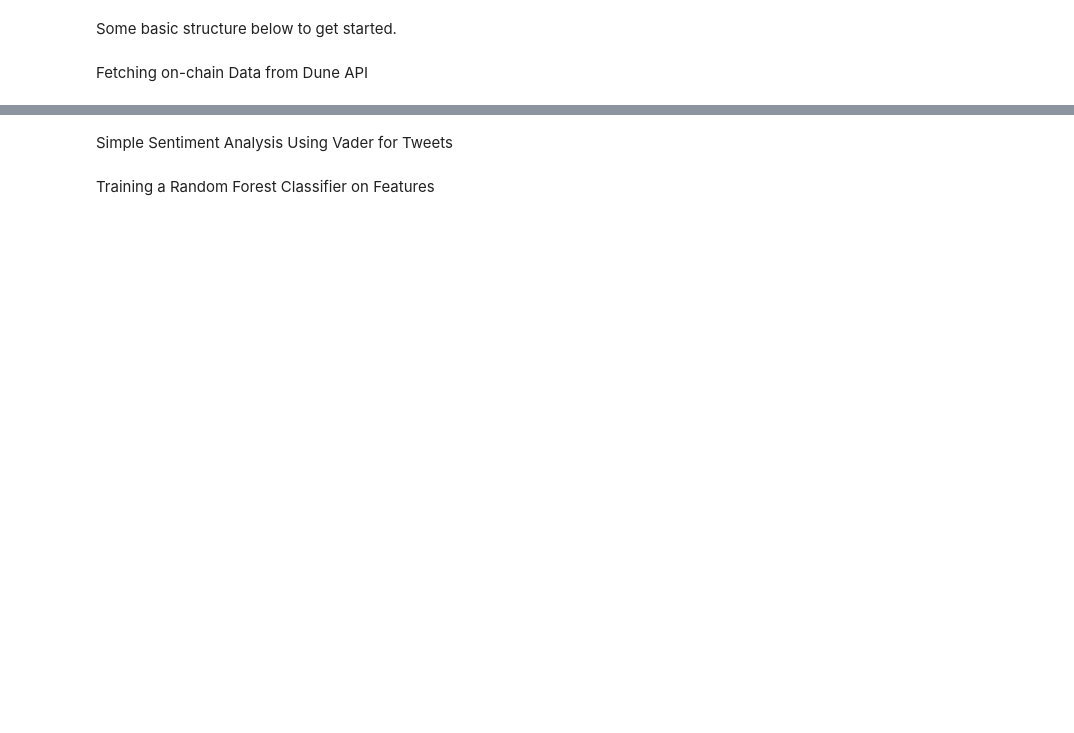
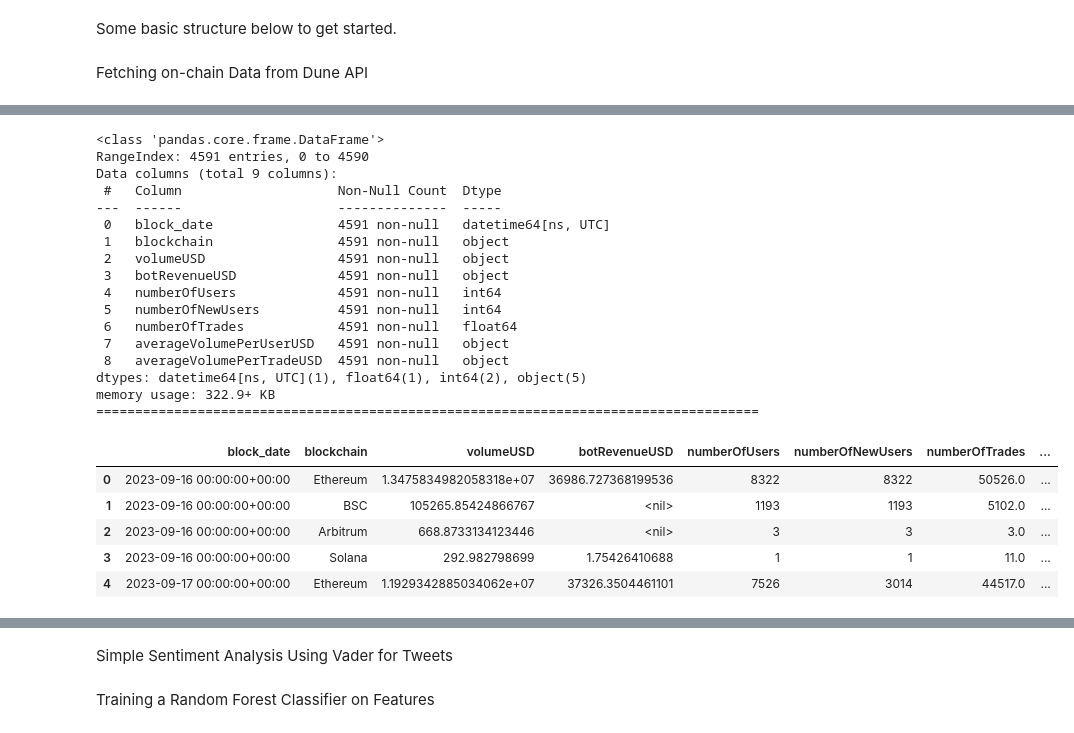
Before and after one commit to TroutMax/ML_driven_on-chain_metrics, a Jupyter notebook: notebooks/Initial_EDA.ipynb, the cells around one changed output, grey strips where cells are left out. Saved outputs shown, nothing was run; the diff lists cells and outputs as text; code cells hidden in the pictures; blank space fills up the shorter version.

```diff
--- a/notebooks/Initial_EDA.ipynb
+++ b/notebooks/Initial_EDA.ipynb
@@ -4,16 +4,30 @@ Some basic structure below to get started.
 Fetching on-chain Data from Dune API
 # %%
 import requests
+import os
+from dotenv import load_dotenv
+from dune_client.client import DuneClient
+from dune_client.types import QueryParameter
+from dune_client.client import DuneClient
+from dune_client.query import QueryBase
 
-API_KEY = 'your_dune_api_key'
-QUERY_ID = 12345  # Replace with your query ID
 
-def fetch_dune_results(query_id):
-    url = f'https://api.dune.com/api/v1/query/{query_id}/results'
-    headers = {'x-dune-api-key': API_KEY}
-    response = requests.get(url, headers=headers)
-    response.raise_for_status()
-    return response.json()['data']['result']['rows']
+# Clear any existing environment variables first
+if 'DUNE_API_KEY' in os.environ:
+    del os.environ['DUNE_API_KEY']
 
-data = fetch_dune_results(QUERY_ID)
-print(data)
+# Load environment variables from .env file in project root
+load_dotenv('../.env', override=True)
+
+API_KEY = os.getenv('DUNE_API_KEY')      # Make sure your .env file has DUNE_API_KEY=your_actual_api_key
+# print(f"API_KEY: {API_KEY  }")
+
+if API_KEY:
+    dune = DuneClient(API_KEY)
+    df = dune.get_latest_result_dataframe(5745512)  # From https://dune.com/troutmax/onchain-metrics dashboard
+    print("Query executed successfully!")
+    print("===============================================================================")
+    print(df.head())
+
+else:
+    print("API key not found - please check your .env file")
@@ -19,0 +52,28 @@ print(data)
+# %%
+df.info()
+print("=====================================================================================")
+df.head()
+# %% [output]
+<class 'pandas.core.frame.DataFrame'>
+RangeIndex: 4591 entries, 0 to 4590
+Data columns (total 9 columns):
+ #   Column                    Non-Null Count  Dtype
+---  ------                    --------------  -----
+ 0   block_date                4591 non-null   datetime64[ns, UTC]
+ 1   blockchain                4591 non-null   object
+ 2   volumeUSD                 4591 non-null   object
+ 3   botRevenueUSD             4591 non-null   object
+ 4   numberOfUsers             4591 non-null   int64
+ 5   numberOfNewUsers          4591 non-null   int64
+ 6   numberOfTrades            4591 non-null   float64
+ 7   averageVolumePerUserUSD   4591 non-null   object
+ 8   averageVolumePerTradeUSD  4591 non-null   object
+dtypes: datetime64[ns, UTC](1), float64(1), int64(2), object(5)
+memory usage: 322.9+ KB
+=====================================================================================
+|  | block_date | blockchain | volumeUSD | botRevenueUSD | numberOfUsers | numberOfNewUsers | numberOfTrades | ... |
+| 0 | 2023-09-16 00:00:00+00:00 | Ethereum | 1.3475834982058318e+07 | 36986.727368199536 | 8322 | 8322 | 50526.0 | ... |
+| 1 | 2023-09-16 00:00:00+00:00 | BSC | 105265.85424866767 | <nil> | 1193 | 1193 | 5102.0 | ... |
+| 2 | 2023-09-16 00:00:00+00:00 | Arbitrum | 668.8733134123446 | <nil> | 3 | 3 | 3.0 | ... |
+| 3 | 2023-09-16 00:00:00+00:00 | Solana | 292.982798699 | 1.75426410688 | 1 | 1 | 11.0 | ... |
+| 4 | 2023-09-17 00:00:00+00:00 | Ethereum | 1.1929342885034062e+07 | 37326.3504461101 | 7526 | 3014 | 44517.0 | ... |
```
Also changed, not shown: parts of 5 cells of this notebook, 1 other file.
